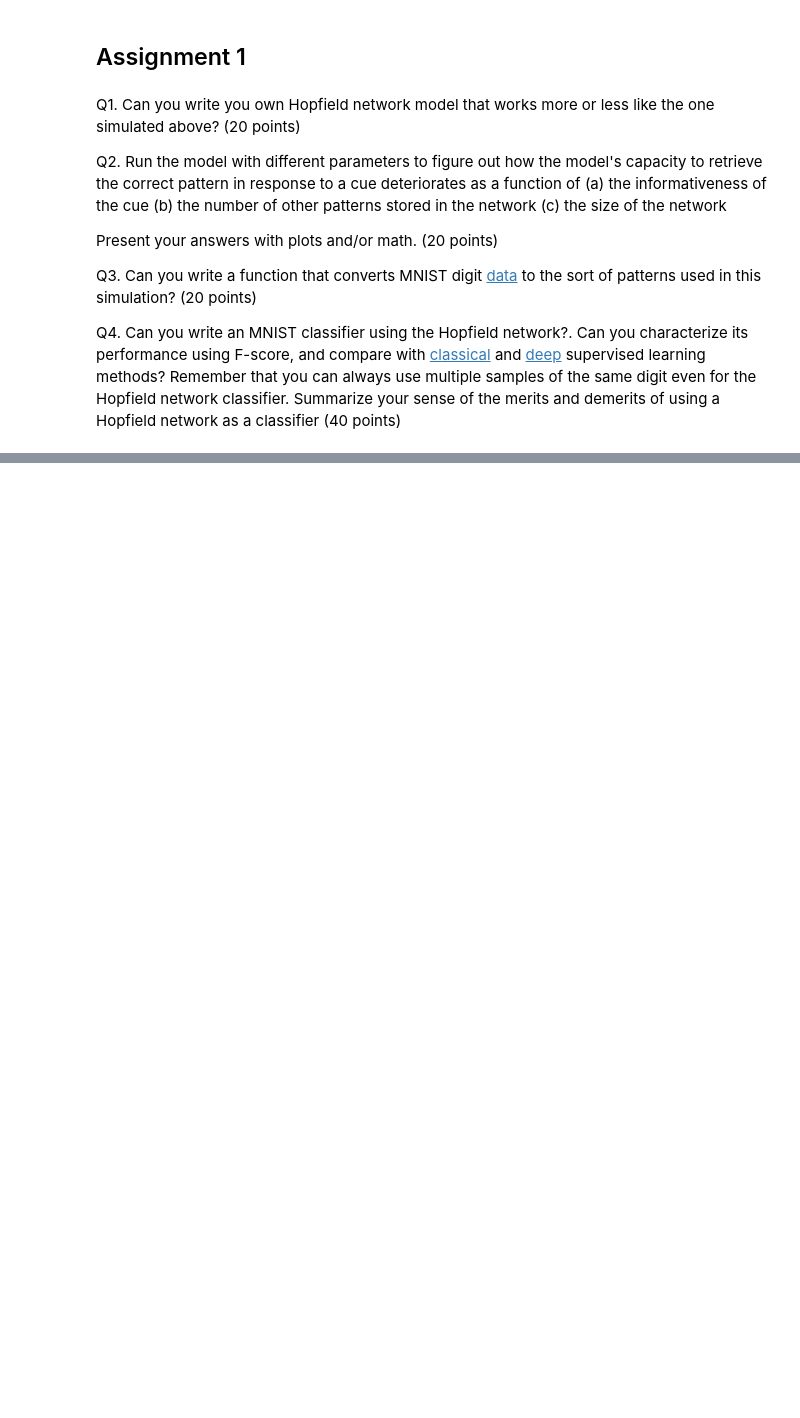
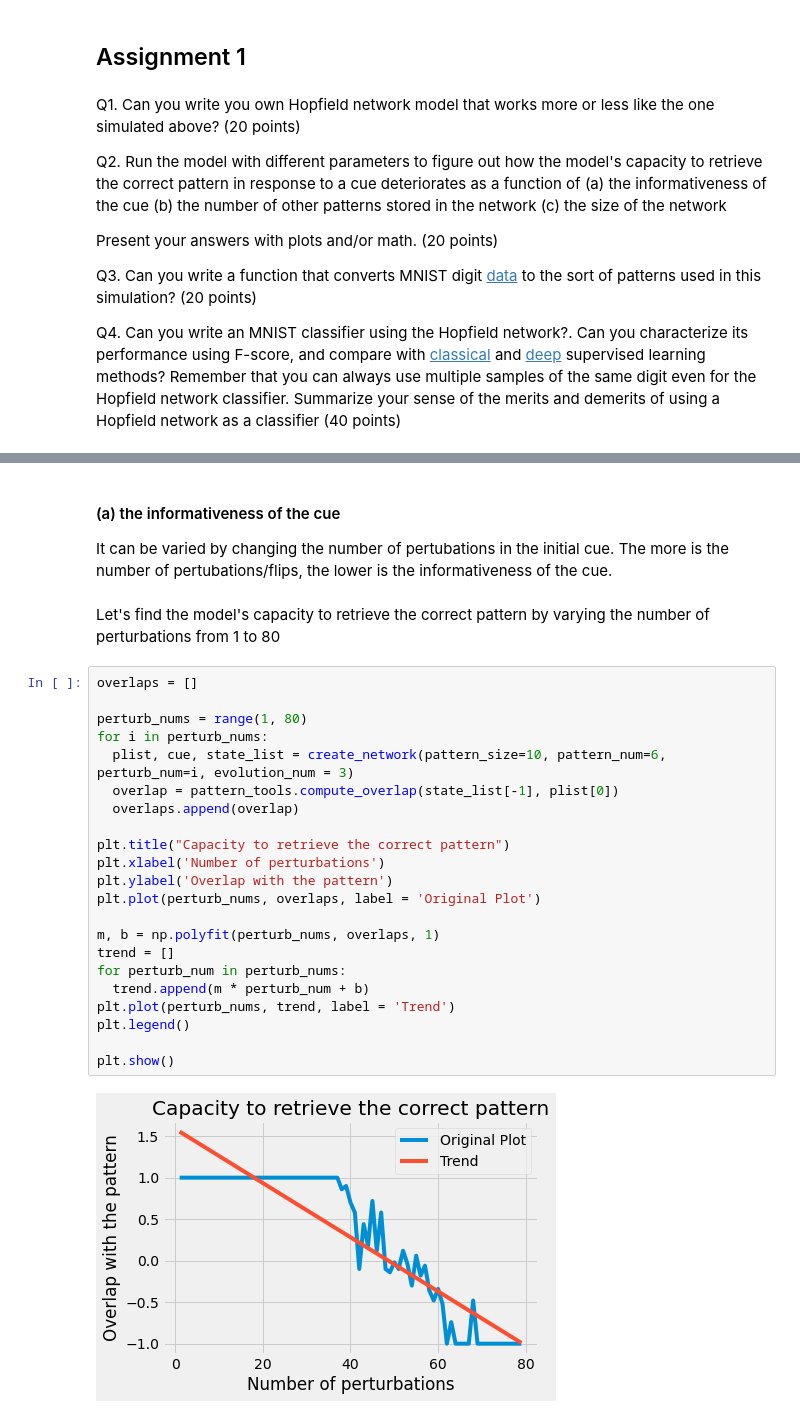
Before and after one commit to yashbg/cs786-comp-cog-sci, a Jupyter notebook: Assignment 1/190997.ipynb, the cells around one changed output, grey strips where cells are left out. Drawn from its saved outputs; the diff is of its cells as text; blank space fills up the shorter version.

```diff
--- a/Assignment 1/190997.ipynb
+++ b/Assignment 1/190997.ipynb
@@ -131,0 +211,29 @@ Q4. Can you write an MNIST classifier using the Hopfield network?. Can you chara
+# %% [markdown]
+#### (a) the informativeness of the cue
+It can be varied by changing the number of pertubations in the initial cue. The more is the number of pertubations/flips, the lower is the informativeness of the cue.
+# %% [markdown]
+Let's find the model's capacity to retrieve the correct pattern by varying the number of perturbations from 1 to 80
+# %%
+overlaps = []
+
+perturb_nums = range(1, 80)
+for i in perturb_nums:
+  plist, cue, state_list = create_network(pattern_size=10, pattern_num=6, perturb_num=i, evolution_num = 3)
+  overlap = pattern_tools.compute_overlap(state_list[-1], plist[0])
+  overlaps.append(overlap)
+
+plt.title("Capacity to retrieve the correct pattern")
+plt.xlabel('Number of perturbations')
+plt.ylabel('Overlap with the pattern')
+plt.plot(perturb_nums, overlaps, label = 'Original Plot')
+
+m, b = np.polyfit(perturb_nums, overlaps, 1)
+trend = []
+for perturb_num in perturb_nums:
+  trend.append(m * perturb_num + b)
+plt.plot(perturb_nums, trend, label = 'Trend')
+plt.legend()
+
+plt.show()
+# %% [output]
+[figure, added]
```
Also changed, not shown: parts of 17 cells of this notebook.
